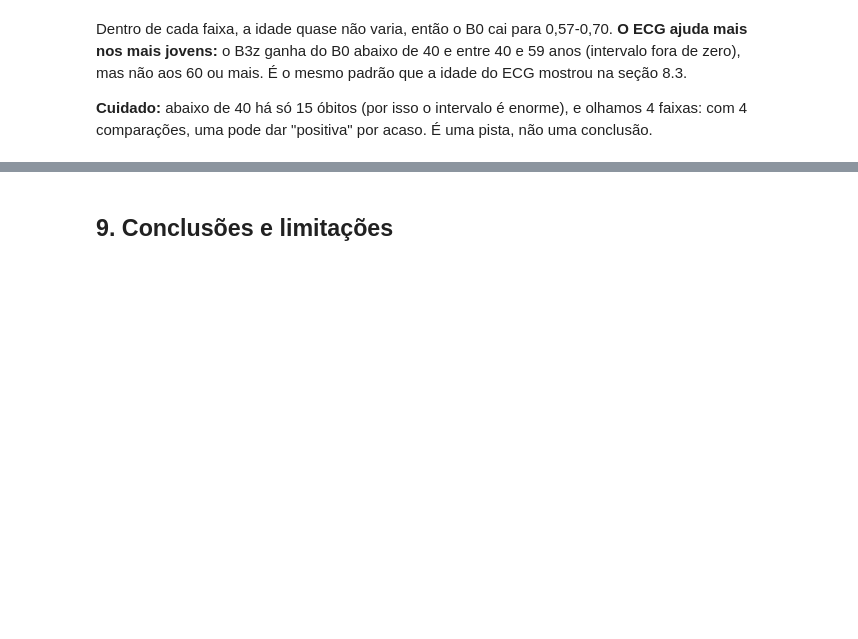
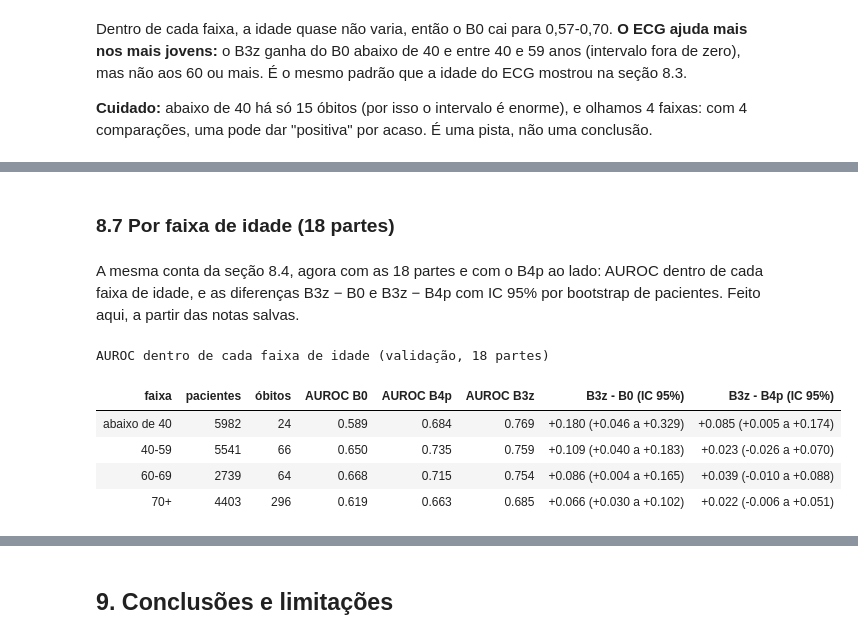
Before and after one commit to releventhal/Entrega-final-Insper-AI, a Jupyter notebook: projeto_ecg.ipynb, the cells around one changed output, grey strips where cells are left out. Cells and saved outputs as stored; diff of their text form; code cells hidden in the pictures; blank space fills up the shorter version.

```diff
--- a/projeto_ecg.ipynb
+++ b/projeto_ecg.ipynb
@@ -1162,0 +1319,32 @@ Dentro de cada faixa, a idade quase não varia, então o B0 cai para 0,57-0,70.
+# %% [markdown]
+### 8.7 Por faixa de idade (18 partes)
+# %% [markdown]
+A mesma conta da seção 8.4, agora com as 18 partes e com o B4p ao lado: AUROC dentro de cada faixa de idade, e as diferenças B3z − B0 e B3z − B4p com IC 95% por bootstrap de pacientes. Feito aqui, a partir das notas salvas.
+# %%
+rng_f = np.random.default_rng(SEED)
+linhas_f = []
+for lo, hi, nome in FAIXAS:
+    d = prev17[(prev17["age"] >= lo) & (prev17["age"] < hi)].reset_index(drop=True)
+    lin = {"faixa": nome.replace("<", "abaixo de "), "pacientes": len(d), "óbitos": int(d["y"].sum())}
+    for m in ("B0", "B4p", "B3z"):
+        lin[f"AUROC {m}"] = roc_auc_score(d["y"], d[m])
+    difs = {"B0": [], "B4p": []}
+    for _ in range(1000):
+        i = rng_f.integers(0, len(d), len(d))
+        if d["y"][i].nunique() == 2:
+            a_z = roc_auc_score(d["y"][i], d["B3z"][i])
+            for ref in difs:
+                difs[ref].append(a_z - roc_auc_score(d["y"][i], d[ref][i]))
+    for ref in difs:
+        lin[f"B3z - {ref} (IC 95%)"] = "{:+.3f} ({:+.3f} a {:+.3f})".format(lin["AUROC B3z"] - lin[f"AUROC {ref}"],
+                                                                         *np.percentile(difs[ref], [2.5, 97.5]))
+    linhas_f.append(lin)
+display(pd.DataFrame(linhas_f).style.format(precision=3).hide(axis="index")
+        .set_caption("AUROC dentro de cada faixa de idade (validação, 18 partes)"))
+# %% [output]
+AUROC dentro de cada faixa de idade (validação, 18 partes)
+| faixa | pacientes | óbitos | AUROC B0 | AUROC B4p | AUROC B3z | B3z - B0 (IC 95%) | B3z - B4p (IC 95%) |
+| abaixo de 40 | 5982 | 24 | 0.589 | 0.684 | 0.769 | +0.180 (+0.046 a +0.329) | +0.085 (+0.005 a +0.174) |
+| 40-59 | 5541 | 66 | 0.650 | 0.735 | 0.759 | +0.109 (+0.040 a +0.183) | +0.023 (-0.026 a +0.070) |
+| 60-69 | 2739 | 64 | 0.668 | 0.715 | 0.754 | +0.086 (+0.004 a +0.165) | +0.039 (-0.010 a +0.088) |
+| 70+ | 4403 | 296 | 0.619 | 0.663 | 0.685 | +0.066 (+0.030 a +0.102) | +0.022 (-0.006 a +0.051) |
```
Also changed, not shown: parts of 22 cells of this notebook, 2 other files.
